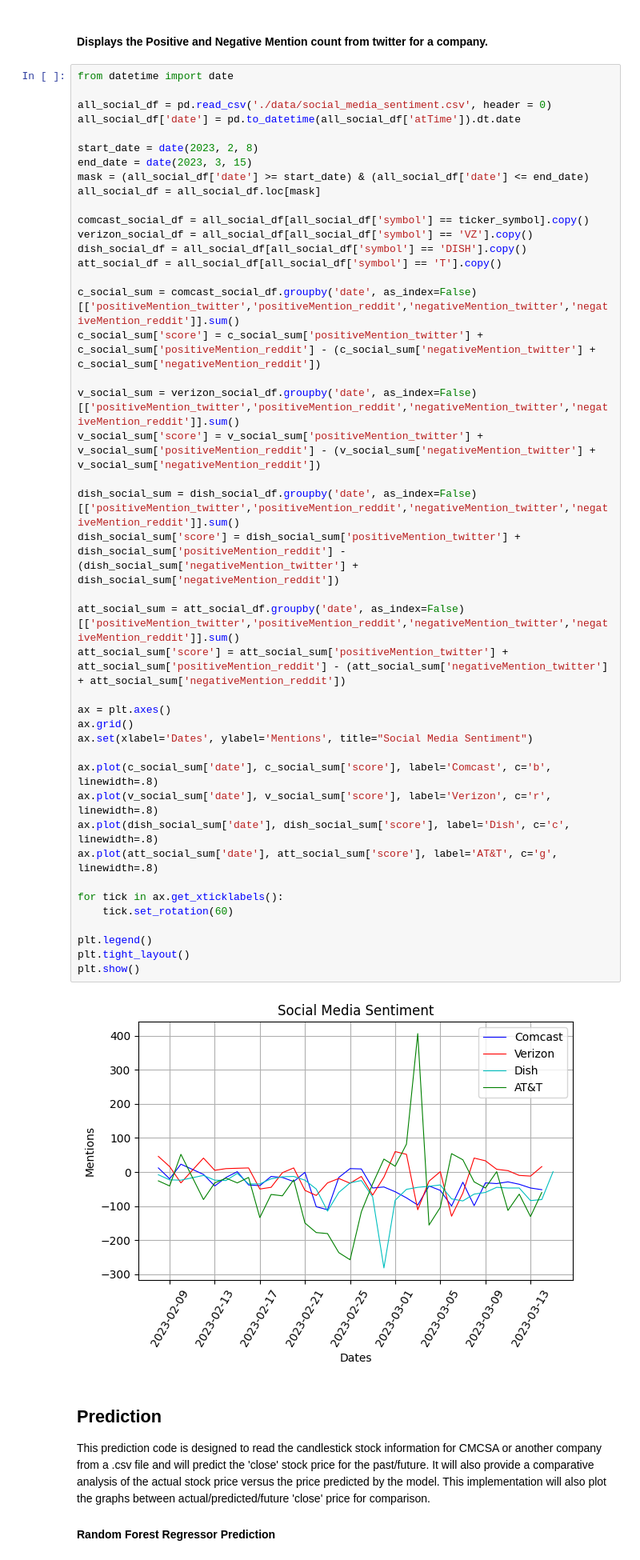
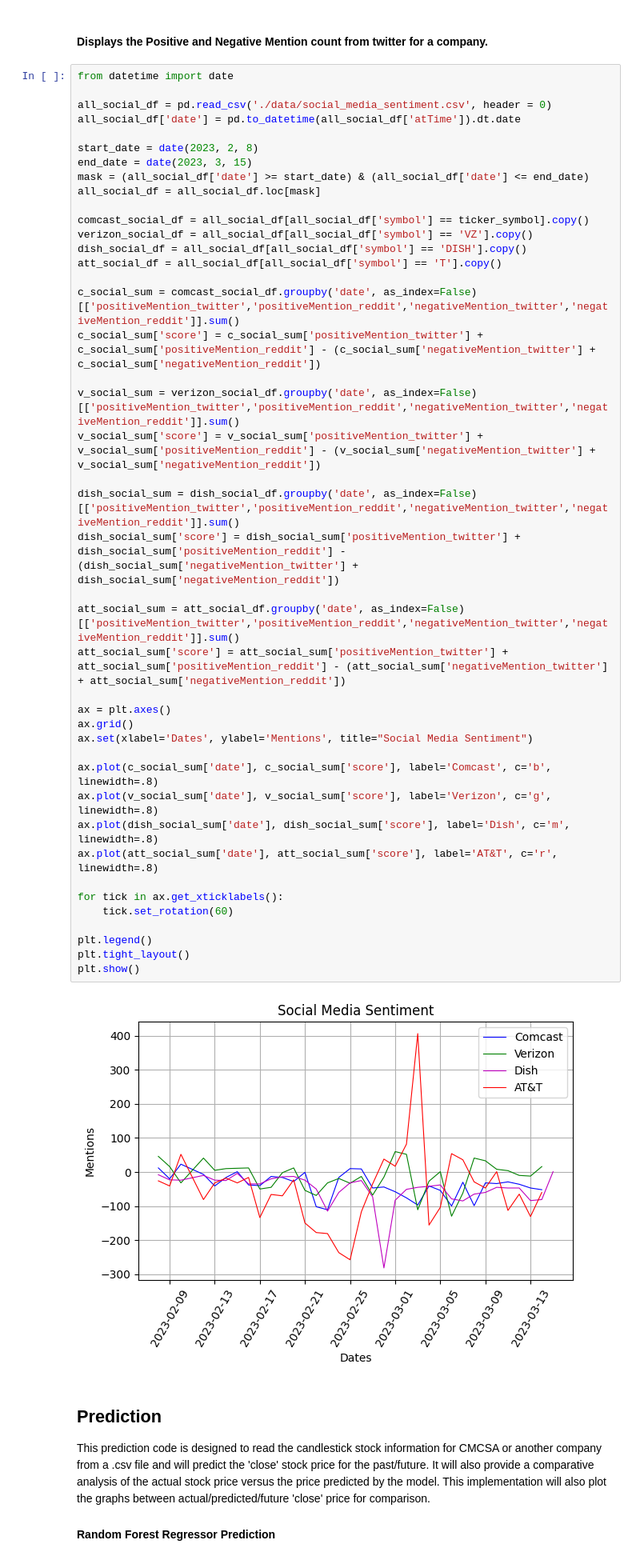
Before and after one commit to geoffpatton/stock-prediction, a Jupyter notebook: project_impl.ipynb, the cells around one changed output. Shown at 80% size. Drawn from its saved outputs; the diff is of its cells as text.

```diff
--- a/project_impl.ipynb
+++ b/project_impl.ipynb
@@ -494,37 +475,37 @@ all_social_df = all_social_df.loc[mask]
 comcast_social_df = all_social_df[all_social_df['symbol'] == ticker_symbol].copy()
 verizon_social_df = all_social_df[all_social_df['symbol'] == 'VZ'].copy()
 dish_social_df = all_social_df[all_social_df['symbol'] == 'DISH'].copy()
 att_social_df = all_social_df[all_social_df['symbol'] == 'T'].copy()
 
 c_social_sum = comcast_social_df.groupby('date', as_index=False)[['positiveMention_twitter','positiveMention_reddit','negativeMention_twitter','negativeMention_reddit']].sum()
 c_social_sum['score'] = c_social_sum['positiveMention_twitter'] + c_social_sum['positiveMention_reddit'] - (c_social_sum['negativeMention_twitter'] + c_social_sum['negativeMention_reddit'])
 
 v_social_sum = verizon_social_df.groupby('date', as_index=False)[['positiveMention_twitter','positiveMention_reddit','negativeMention_twitter','negativeMention_reddit']].sum()
 v_social_sum['score'] = v_social_sum['positiveMention_twitter'] + v_social_sum['positiveMention_reddit'] - (v_social_sum['negativeMention_twitter'] + v_social_sum['negativeMention_reddit'])
 
 dish_social_sum = dish_social_df.groupby('date', as_index=False)[['positiveMention_twitter','positiveMention_reddit','negativeMention_twitter','negativeMention_reddit']].sum()
 dish_social_sum['score'] = dish_social_sum['positiveMention_twitter'] + dish_social_sum['positiveMention_reddit'] - (dish_social_sum['negativeMention_twitter'] + dish_social_sum['negativeMention_reddit'])
 
 att_social_sum = att_social_df.groupby('date', as_index=False)[['positiveMention_twitter','positiveMention_reddit','negativeMention_twitter','negativeMention_reddit']].sum()
 att_social_sum['score'] = att_social_sum['positiveMention_twitter'] + att_social_sum['positiveMention_reddit'] - (att_social_sum['negativeMention_twitter'] + att_social_sum['negativeMention_reddit'])
 
 ax = plt.axes()
 ax.grid()
 ax.set(xlabel='Dates', ylabel='Mentions', title="Social Media Sentiment")
 
 ax.plot(c_social_sum['date'], c_social_sum['score'], label='Comcast', c='b', linewidth=.8)
-ax.plot(v_social_sum['date'], v_social_sum['score'], label='Verizon', c='r', linewidth=.8)
-ax.plot(dish_social_sum['date'], dish_social_sum['score'], label='Dish', c='c', linewidth=.8)
-ax.plot(att_social_sum['date'], att_social_sum['score'], label='AT&T', c='g', linewidth=.8)
+ax.plot(v_social_sum['date'], v_social_sum['score'], label='Verizon', c='g', linewidth=.8)
+ax.plot(dish_social_sum['date'], dish_social_sum['score'], label='Dish', c='m', linewidth=.8)
+ax.plot(att_social_sum['date'], att_social_sum['score'], label='AT&T', c='r', linewidth=.8)
 
 for tick in ax.get_xticklabels():
     tick.set_rotation(60)
 
 plt.legend()
 plt.tight_layout()
 plt.show()
 # %% [output]
-[figure, old version]
+[figure, new version]
 # %% [markdown]
 ## Prediction
 This prediction code is designed to read the candlestick stock information for CMCSA or another company from a .csv file and will predict the 'close' stock price for the past/future. It will also provide a comparative analysis of the actual stock price versus the price predicted by the model. This implementation will also plot the graphs between actual/predicted/future 'close' price for comparison.
```
Also changed, not shown: parts of 6 cells of this notebook.
